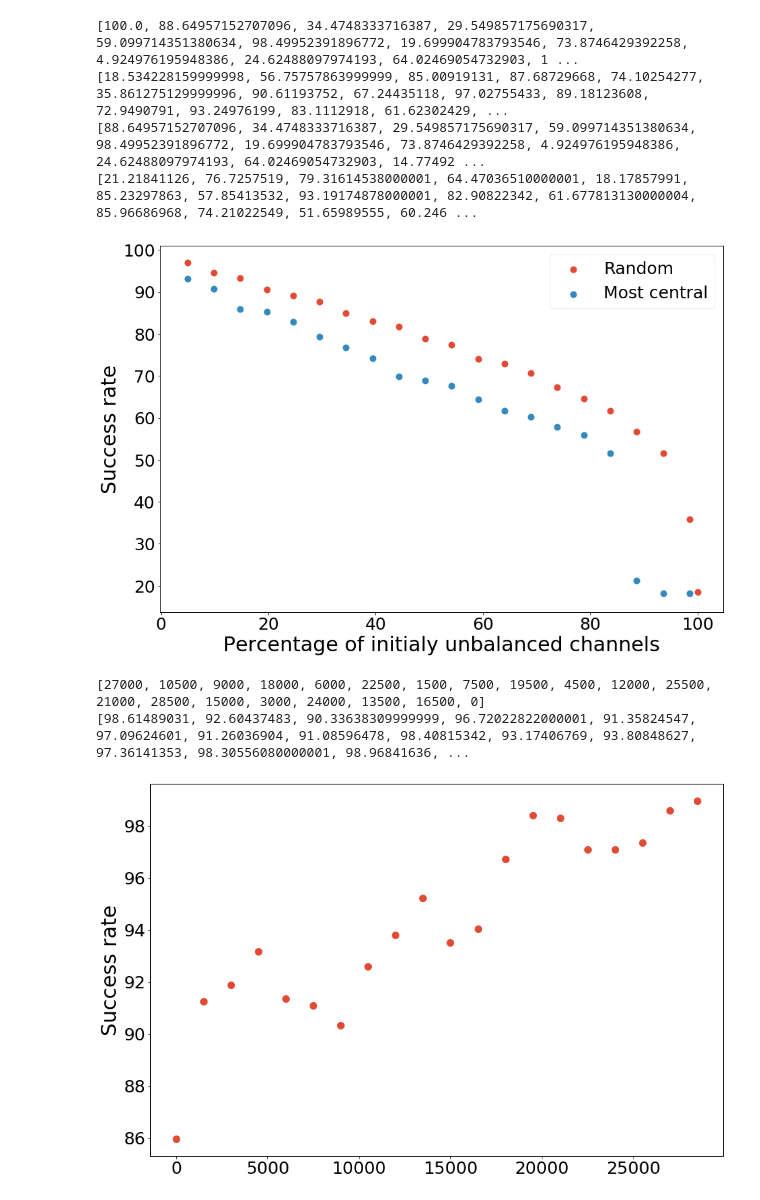
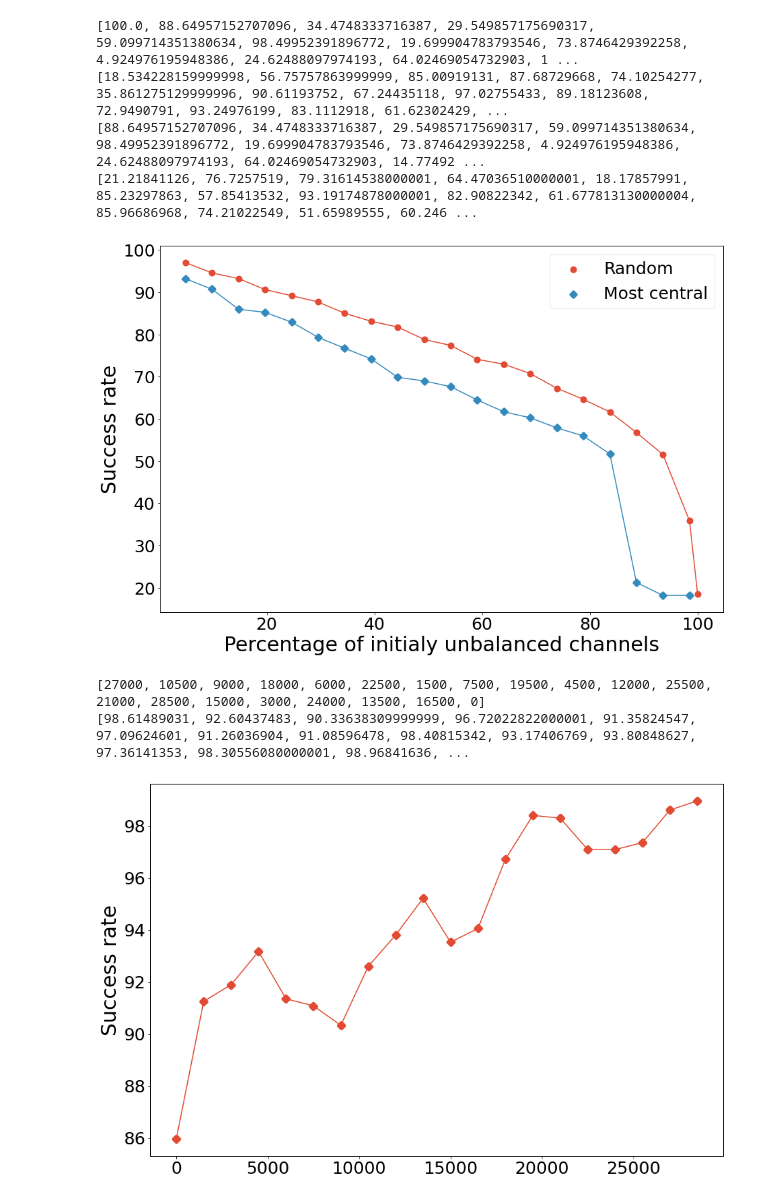
Before and after one commit to SMahdiHosseini/Modeling-Effective-Lifespan-of-Payment-Channels, a Jupyter notebook: Unbalancing impact/ub_results/ubResult.ipynb, the cells around one changed output. Cells and saved outputs as stored; diff of their text form; code cells hidden in the pictures.

```diff
--- a/Unbalancing impact/ub_results/ubResult.ipynb
+++ b/Unbalancing impact/ub_results/ubResult.ipynb
@@ -69,15 +69,24 @@ print(EBC_successRate)
 [88.64957152707096, 34.4748333716387, 29.549857175690317, 59.099714351380634, 98.49952391896772, 19.699904783793546, 73.8746429392258, 4.924976195948386, 24.62488097974193, 64.02469054732903, 14.77492 ...
 [21.21841126, 76.7257519, 79.31614538000001, 64.47036510000001, 18.17857991, 85.23297863, 57.85413532, 93.19174878000001, 82.90822342, 61.677813130000004, 85.96686968, 74.21022549, 51.65989555, 60.246 ...
 # %%
+successRate.sort(reverse=True)
+unbalanced_channels.sort()
+EBC_successRate.sort(reverse=True)
+EBC_unbalanced_channels.sort()
+
+
 plt.scatter(unbalanced_channels, successRate, linewidth=4, label = "Random")
-plt.scatter(EBC_unbalanced_channels, EBC_successRate, linewidth=4, label = "Most central")
+plt.plot(unbalanced_channels, successRate)
+
+plt.scatter(EBC_unbalanced_channels, EBC_successRate, marker="D", linewidth=4, label = "Most central")
+plt.plot(EBC_unbalanced_channels, EBC_successRate)
 
 plt.xlabel("Percentage of initialy unbalanced channels")
 plt.ylabel("Success rate")
 plt.legend()
 plt.show()
 # %% [output]
-[figure, old version]
+[figure, new version]
 # %%
 output_dir = "batch_EBC_networks"
 EBC_from = []
@@ -87,8 +96,23 @@ for directory in pathlib.Path(output_dir).glob('*'):
         add_new_data_batch(str(directory), EBC_from, batch_EBC_successRate)
 print(EBC_from)
 print(batch_EBC_successRate)
-plt.scatter(EBC_from, batch_EBC_successRate, linewidth=5)
-# plt.plot(EBC_from, batch_EBC_successRate, linewidth=4)
+
+
+
+EBC_from_sorted = EBC_from.copy()
+EBC_from_sorted.sort()
+successRate = []
+for i in EBC_from_sorted:
+    successRate.append(batch_EBC_successRate[EBC_from.index(i)])
+
+
+# batch_EBC_successRate.sort(reverse=True)
+# EBC_from.sort()
+
+
+# plt.scatter(EBC_from, batch_EBC_successRate, linewidth=5)
+plt.scatter(EBC_from_sorted, successRate, linewidth=5, marker="D")
+plt.plot(EBC_from_sorted, successRate)
 
 # plt.xlabel("Percentage of initialy unbalanced channels")
 plt.ylabel("Success rate")
@@ -96,4 +120,4 @@ plt.show()
 # %% [output]
 [27000, 10500, 9000, 18000, 6000, 22500, 1500, 7500, 19500, 4500, 12000, 25500, 21000, 28500, 15000, 3000, 24000, 13500, 16500, 0]
 [98.61489031, 92.60437483, 90.33638309999999, 96.72022822000001, 91.35824547, 97.09624601, 91.26036904, 91.08596478, 98.40815342, 93.17406769, 93.80848627, 97.36141353, 98.30556080000001, 98.96841636, ...
-[figure, old version]
+[figure, new version]
```
Also changed, not shown: 32 other files.
